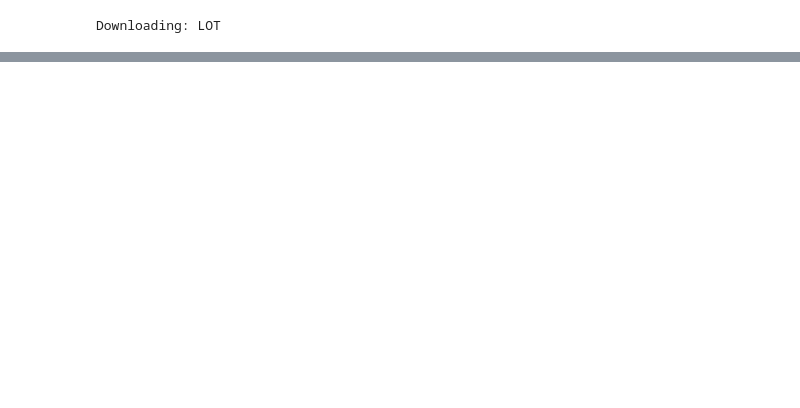
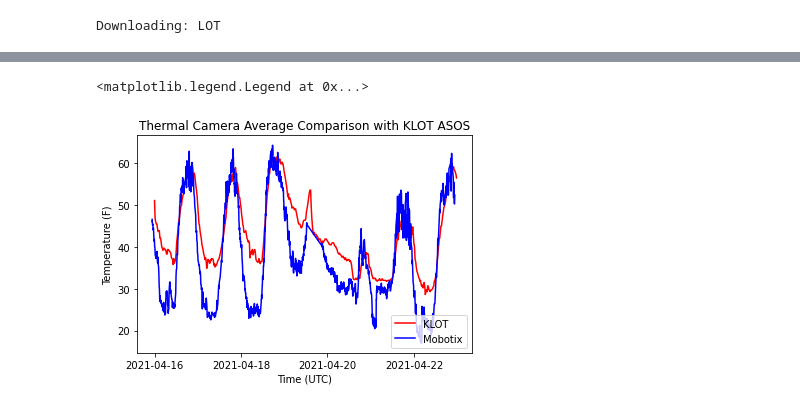
Before and after one commit to sagecontinuum/SageScienceExamples, a Jupyter notebook: Mobotix_RadTherm/Mobotix_Ground_Temp_ASOS_Comparison.ipynb, the cells around one changed output, grey strips where cells are left out. Drawn from its saved outputs; the diff is of its cells as text; code cells hidden in the pictures; blank space fills up the shorter version.

```diff
--- a/Mobotix_RadTherm/Mobotix_Ground_Temp_ASOS_Comparison.ipynb
+++ b/Mobotix_RadTherm/Mobotix_Ground_Temp_ASOS_Comparison.ipynb
@@ -81,0 +99,19 @@ plt.legend(['KLOT', 'Mobotix'], loc = 'lower right')
+# %%
+#Plot time series
+plt.plot(time, tempsf, color='red')
+plt.plot(image_time[0:1375], temp_avgf[0:1375], color = 'blue')
+
+plt.xlabel('Time (UTC)')
+plt.xticks(time[np.arange(0, len(time), 144)])
+plt.ylabel('Temperature (F)')
+
+plt.title('Thermal Camera Average Comparison with KLOT ASOS')
+
+# Create a custom legend
+plt.legend(['KLOT', 'Mobotix'], loc = 'lower right')
+
+
+#plt.savefig('Thermal_ASOS_Comparison_First.png', transparent='true')
+# %% [output]
+<matplotlib.legend.Legend at 0x...>
+[figure, added]
```
Also changed, not shown: parts of 8 cells of this notebook.
